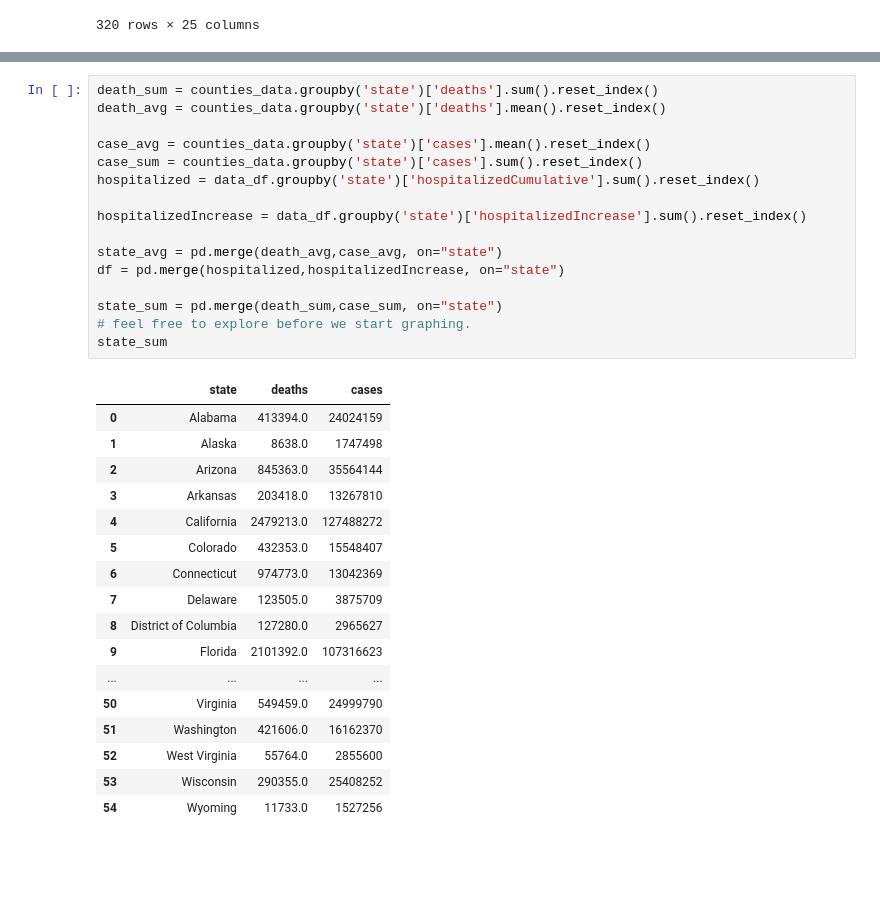
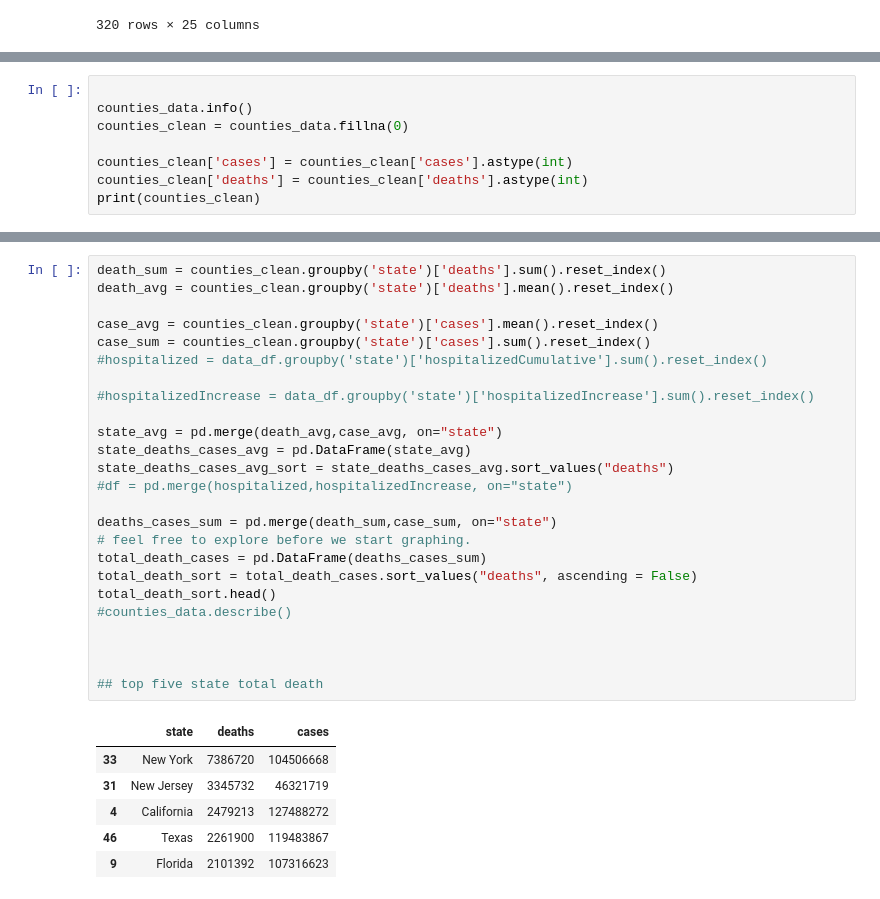
Before and after one commit to mpparra12/Project1, a Jupyter notebook: Covid19.ipynb, the cells around one changed output, grey strips where cells are left out. Drawn from its saved outputs; the diff is of its cells as text; blank space fills up the shorter version.

```diff
--- a/Covid19.ipynb
+++ b/Covid19.ipynb
@@ -108,0 +113,8 @@ clean_data
+# %%
+
+counties_data.info()
+counties_clean = counties_data.fillna(0)
+
+counties_clean['cases'] = counties_clean['cases'].astype(int)
+counties_clean['deaths'] = counties_clean['deaths'].astype(int)
+print(counties_clean)
@@ -126,34 +142,32 @@ clean_data
 # %%
-death_sum = counties_data.groupby('state')['deaths'].sum().reset_index()
-death_avg = counties_data.groupby('state')['deaths'].mean().reset_index()
+death_sum = counties_clean.groupby('state')['deaths'].sum().reset_index()
+death_avg = counties_clean.groupby('state')['deaths'].mean().reset_index()
 
-case_avg = counties_data.groupby('state')['cases'].mean().reset_index()
-case_sum = counties_data.groupby('state')['cases'].sum().reset_index()
-hospitalized = data_df.groupby('state')['hospitalizedCumulative'].sum().reset_index()
+case_avg = counties_clean.groupby('state')['cases'].mean().reset_index()
+case_sum = counties_clean.groupby('state')['cases'].sum().reset_index()
+#hospitalized = data_df.groupby('state')['hospitalizedCumulative'].sum().reset_index()
 
-hospitalizedIncrease = data_df.groupby('state')['hospitalizedIncrease'].sum().reset_index()
+#hospitalizedIncrease = data_df.groupby('state')['hospitalizedIncrease'].sum().reset_index()
 
 state_avg = pd.merge(death_avg,case_avg, on="state")
-df = pd.merge(hospitalized,hospitalizedIncrease, on="state")
+state_deaths_cases_avg = pd.DataFrame(state_avg)
+state_deaths_cases_avg_sort = state_deaths_cases_avg.sort_values("deaths")
+#df = pd.merge(hospitalized,hospitalizedIncrease, on="state")
 
-state_sum = pd.merge(death_sum,case_sum, on="state")
+deaths_cases_sum = pd.merge(death_sum,case_sum, on="state")
 # feel free to explore before we start graphing.
-state_sum
+total_death_cases = pd.DataFrame(deaths_cases_sum)
+total_death_sort = total_death_cases.sort_values("deaths", ascending = False)
+total_death_sort.head()
+#counties_data.describe()
+
+
+
+## top five state total death
 # %% [output]
 |  | state | deaths | cases |
-| 0 | Alabama | 413394.0 | 24024159 |
-| 1 | Alaska | 8638.0 | 1747498 |
-| 2 | Arizona | 845363.0 | 35564144 |
-| 3 | Arkansas | 203418.0 | 13267810 |
-| 4 | California | 2479213.0 | 127488272 |
-| 5 | Colorado | 432353.0 | 15548407 |
-| 6 | Connecticut | 974773.0 | 13042369 |
-| 7 | Delaware | 123505.0 | 3875709 |
-| 8 | District of Columbia | 127280.0 | 2965627 |
-| 9 | Florida | 2101392.0 | 107316623 |
-| ... | ... | ... | ... |
-| 50 | Virginia | 549459.0 | 24999790 |
-| 51 | Washington | 421606.0 | 16162370 |
-| 52 | West Virginia | 55764.0 | 2855600 |
-| 53 | Wisconsin | 290355.0 | 25408252 |
-| 54 | Wyoming | 11733.0 | 1527256 |
+| 33 | New York | 7386720 | 104506668 |
+| 31 | New Jersey | 3345732 | 46321719 |
+| 4 | California | 2479213 | 127488272 |
+| 46 | Texas | 2261900 | 119483867 |
+| 9 | Florida | 2101392 | 107316623 |
```
Also changed, not shown: parts of 16 cells of this notebook.
